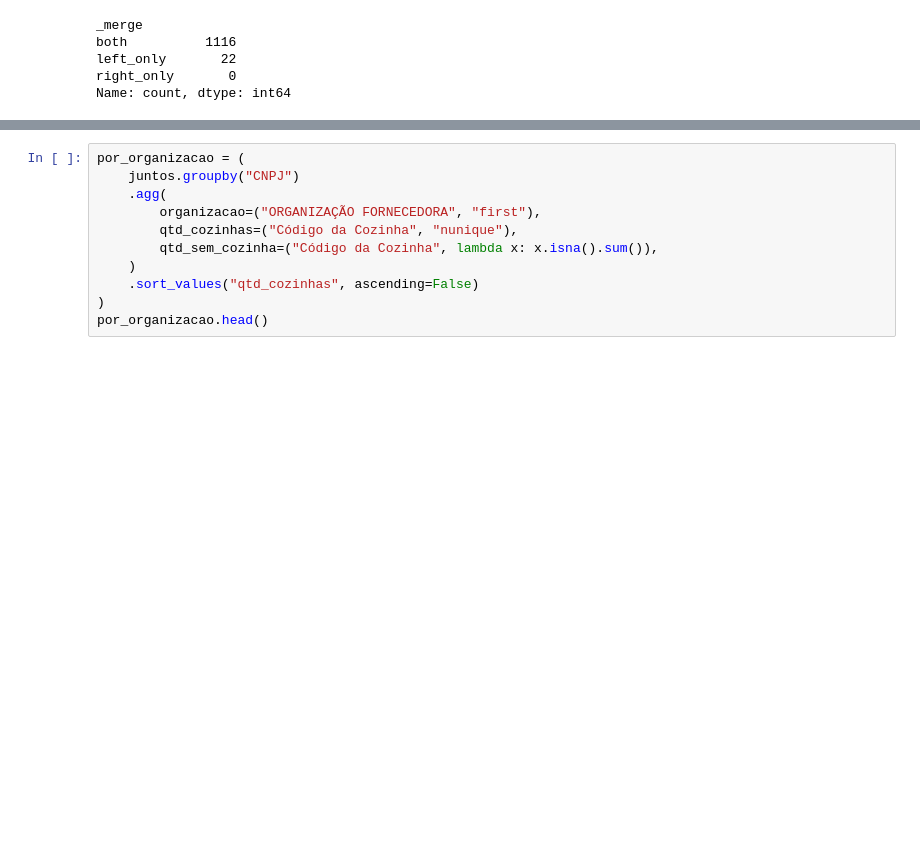
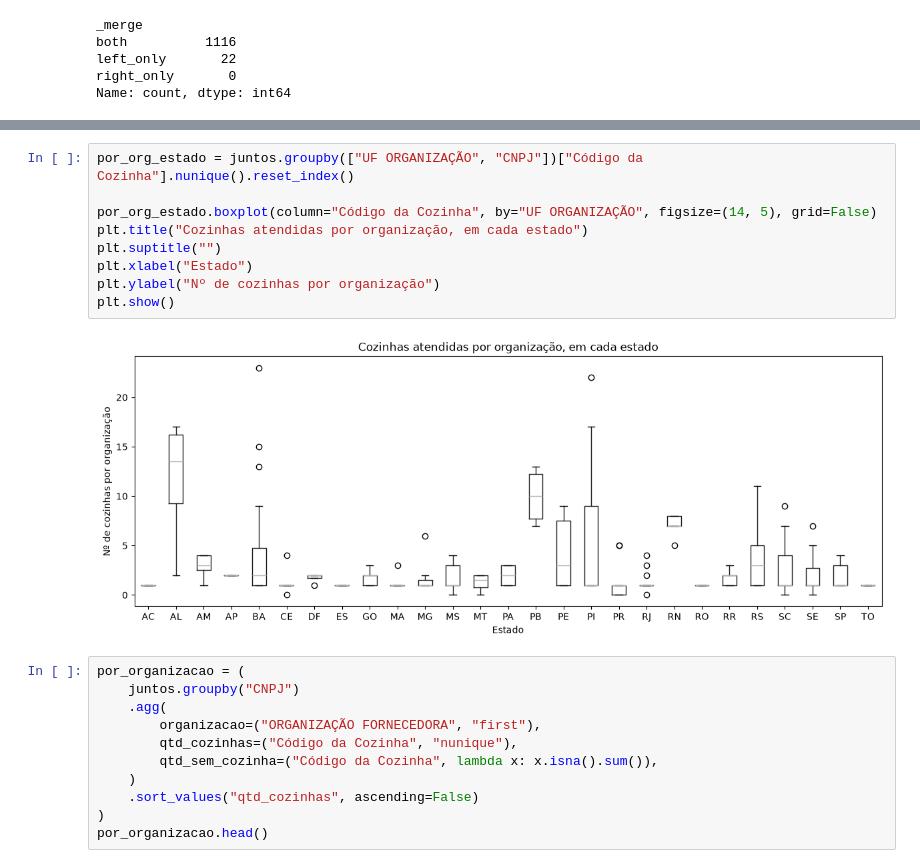
Before and after one commit to IzaFerrari/cozinhas_analysis, a Jupyter notebook: analise.ipynb, the cells around one changed output, grey strips where cells are left out. Saved outputs shown, nothing was run; the diff lists cells and outputs as text; blank space fills up the shorter version.

```diff
--- a/analise.ipynb
+++ b/analise.ipynb
@@ -142,3 +197,14 @@ juntos.head(50)
+# %%
+por_org_estado = juntos.groupby(["UF ORGANIZAÇÃO", "CNPJ"])["Código da Cozinha"].nunique().reset_index()
+
+por_org_estado.boxplot(column="Código da Cozinha", by="UF ORGANIZAÇÃO", figsize=(14, 5), grid=False)
+plt.title("Cozinhas atendidas por organização, em cada estado")
+plt.suptitle("")
+plt.xlabel("Estado")
+plt.ylabel("Nº de cozinhas por organização")
+plt.show()
+# %% [output]
+[figure, added]
 # %%
 por_organizacao = (
     juntos.groupby("CNPJ")
```
Also changed, not shown: parts of 9 cells of this notebook, 1 other file.
